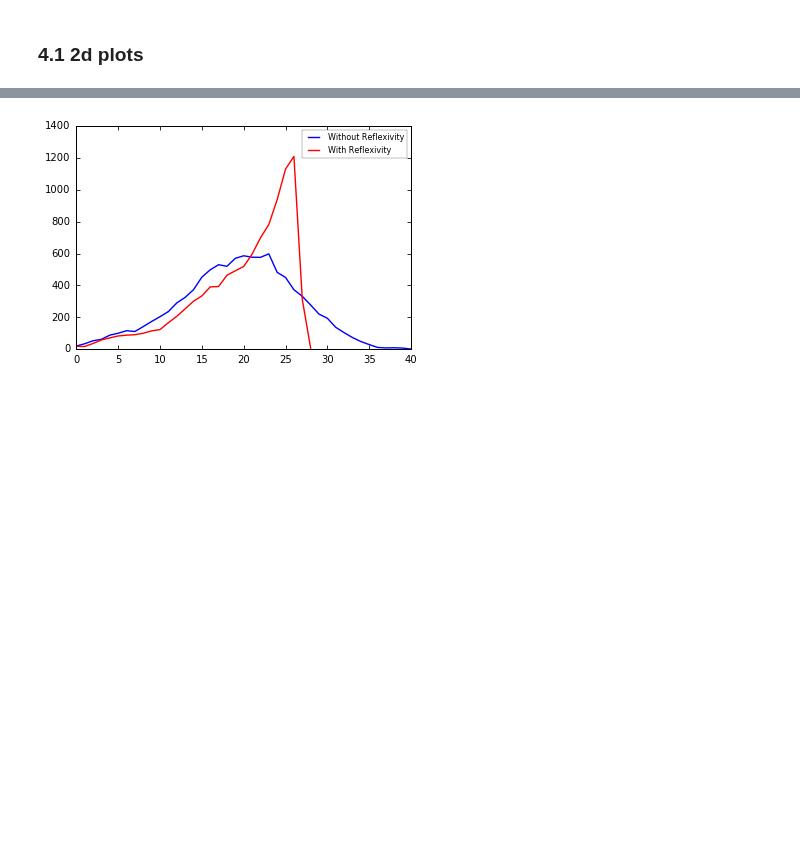
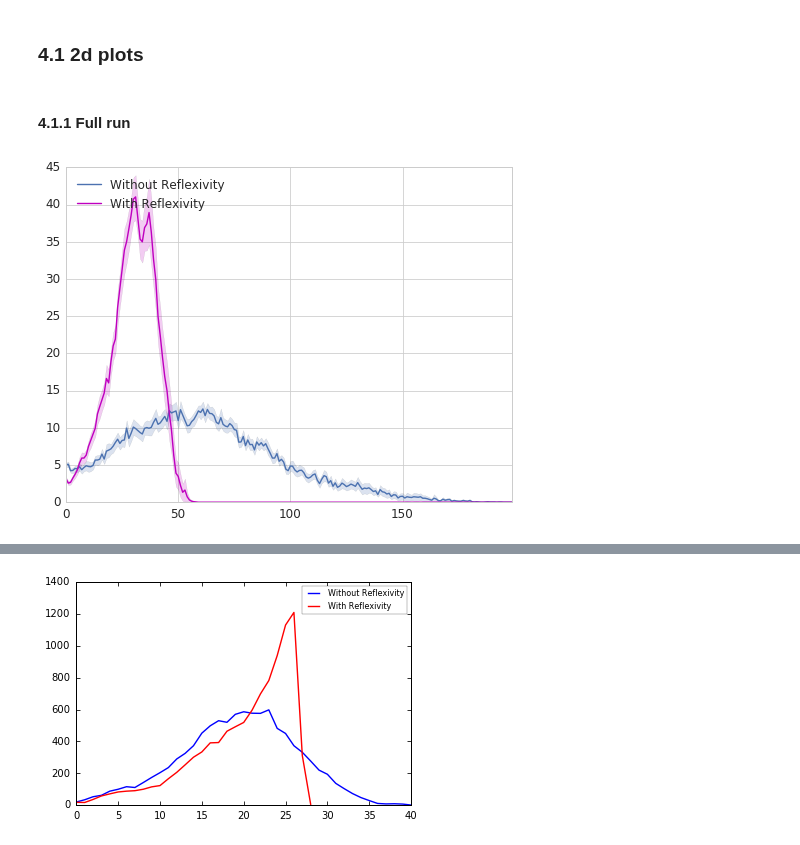
Before and after one commit to ccordoba12/diffusion-of-innovations-model, a Jupyter notebook: Diffusion/Diffusion_of_innovations_with_reflexivity.ipynb, the cells around one changed output, grey strips where cells are left out. Drawn from its saved outputs; the diff is of its cells as text; code cells hidden in the pictures; blank space fills up the shorter version.

Commit message:
Add plots for a full run of the model using Seaborn

```diff
--- a/Diffusion/Diffusion_of_innovations_with_reflexivity.ipynb
+++ b/Diffusion/Diffusion_of_innovations_with_reflexivity.ipynb
@@ -462,3 +462,13 @@ adopters_rx = evolution(G, parameters, test=False)
 ## 4. Plots
 # %% [markdown]
 ### 4.1 2d plots
+# %% [markdown]
+#### 4.1.1 Full run
+# %%
+plt.figure(figsize=(8, 6))
+sns.tsplot(data=data[0], condition='Without Reflexivity')
+sns.tsplot(data=data[1], color='m', condition='With Reflexivity')
+plt.legend(loc='upper left', fontsize=12)
+plt.tick_params(axis='both', which='major', labelsize=12)
+# %% [output]
+[figure, added]
```
Also changed, not shown: parts of 2 cells of this notebook.
